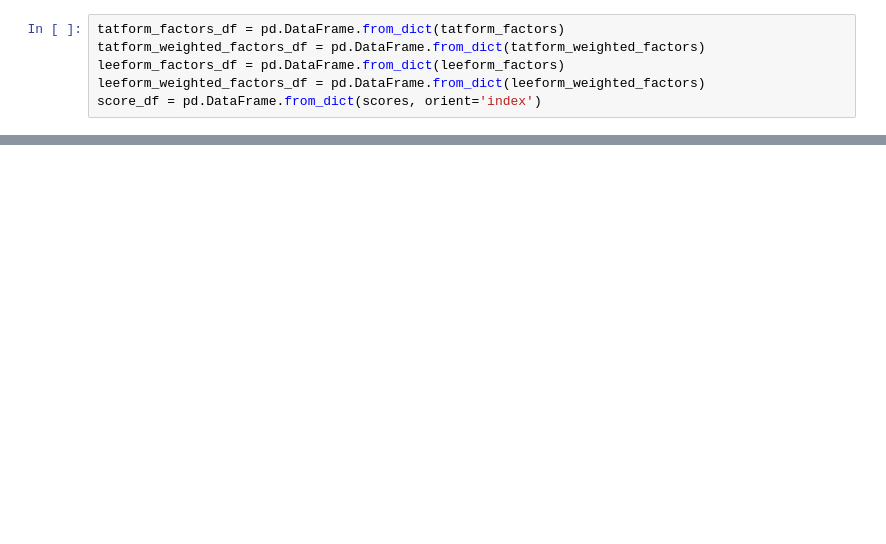
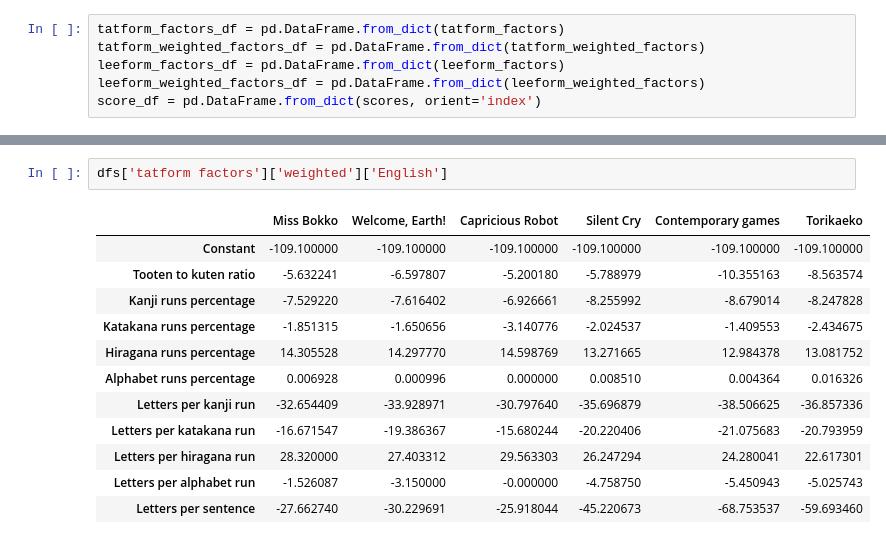
Before and after one commit to Sig00rd/thesis-research, a Jupyter notebook: data & results analysis & presentation.ipynb, the cells around one changed output, grey strips where cells are left out. Saved outputs shown, nothing was run; the diff lists cells and outputs as text; blank space fills up the shorter version.

```diff
--- a/data & results analysis & presentation.ipynb
+++ b/data & results analysis & presentation.ipynb
@@ -98,0 +164,15 @@ score_df
+# %%
+dfs['tatform factors']['weighted']['English']
+# %% [output]
+|  | Miss Bokko | Welcome, Earth! | Capricious Robot | Silent Cry | Contemporary games | Torikaeko |
+| Constant | -109.100000 | -109.100000 | -109.100000 | -109.100000 | -109.100000 | -109.100000 |
+| Tooten to kuten ratio | -5.632241 | -6.597807 | -5.200180 | -5.788979 | -10.355163 | -8.563574 |
+| Kanji runs percentage | -7.529220 | -7.616402 | -6.926661 | -8.255992 | -8.679014 | -8.247828 |
+| Katakana runs percentage | -1.851315 | -1.650656 | -3.140776 | -2.024537 | -1.409553 | -2.434675 |
+| Hiragana runs percentage | 14.305528 | 14.297770 | 14.598769 | 13.271665 | 12.984378 | 13.081752 |
+| Alphabet runs percentage | 0.006928 | 0.000996 | 0.000000 | 0.008510 | 0.004364 | 0.016326 |
+| Letters per kanji run | -32.654409 | -33.928971 | -30.797640 | -35.696879 | -38.506625 | -36.857336 |
+| Letters per katakana run | -16.671547 | -19.386367 | -15.680244 | -20.220406 | -21.075683 | -20.793959 |
+| Letters per hiragana run | 28.320000 | 27.403312 | 29.563303 | 26.247294 | 24.280041 | 22.617301 |
+| Letters per alphabet run | -1.526087 | -3.150000 | -0.000000 | -4.758750 | -5.450943 | -5.025743 |
+| Letters per sentence | -27.662740 | -30.229691 | -25.918044 | -45.220673 | -68.753537 | -59.693460 |
```
Also changed, not shown: parts of 19 cells of this notebook, 1 other file.
